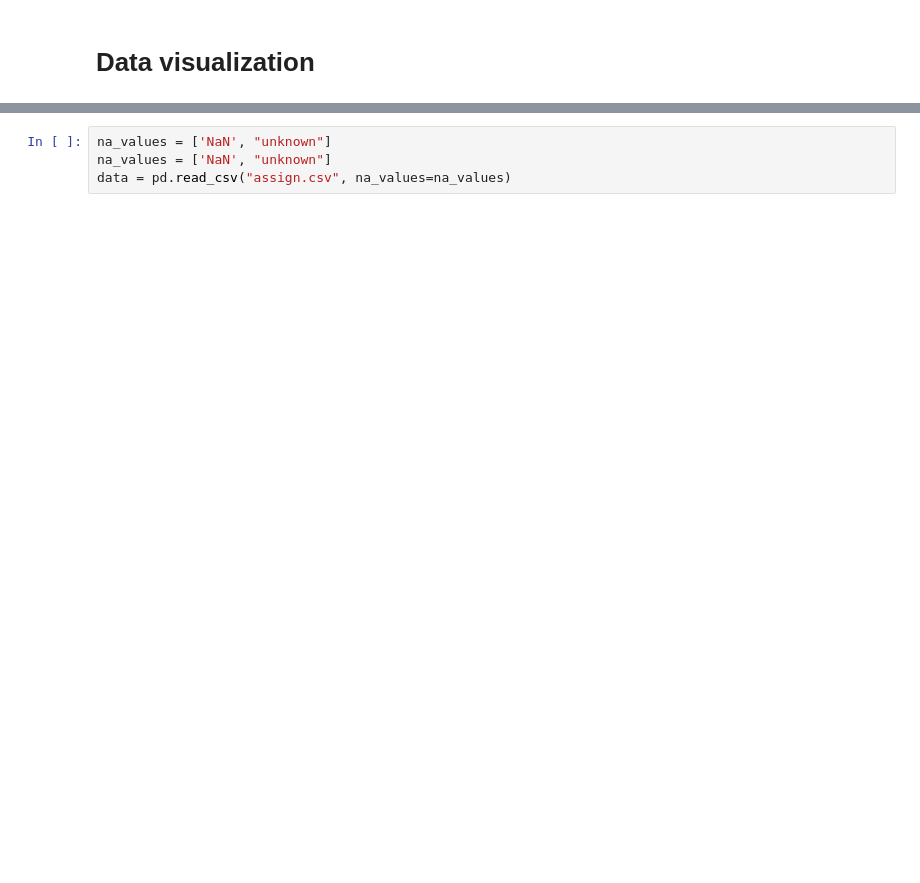
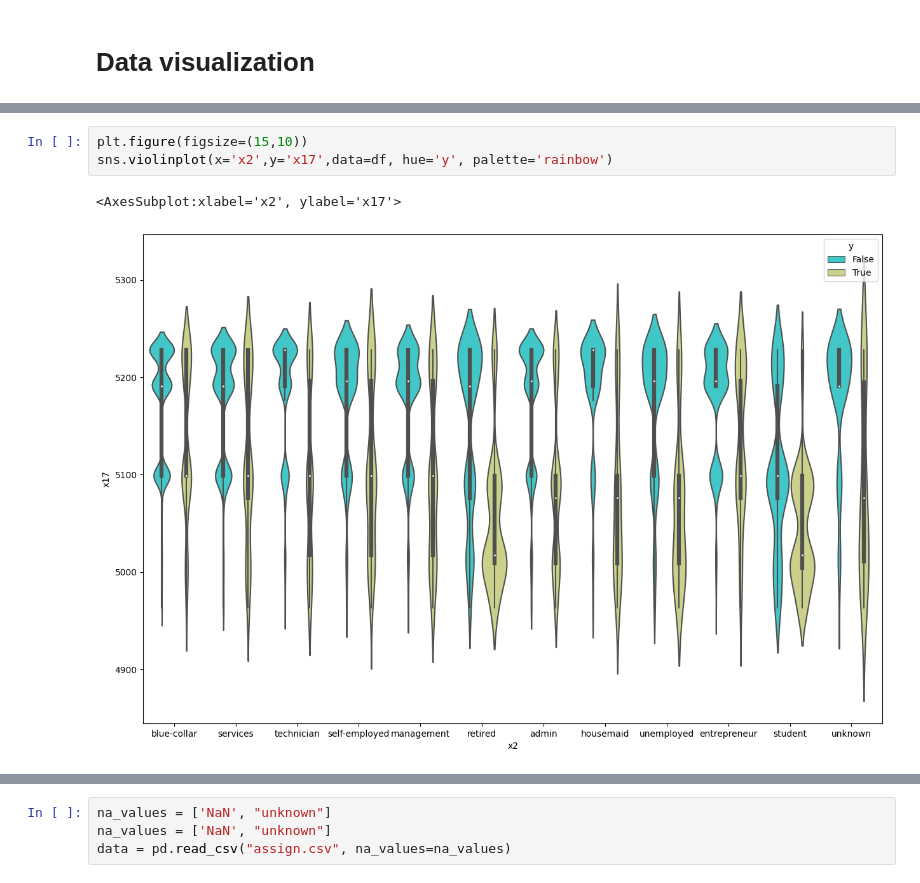
Before and after one commit to chan1992241/Machine_Learning_Practice, a Jupyter notebook: code.ipynb, the cells around one changed output, grey strips where cells are left out. Saved outputs shown, nothing was run; the diff lists cells and outputs as text; blank space fills up the shorter version.

```diff
--- a/code.ipynb
+++ b/code.ipynb
@@ -40,0 +106,6 @@ Process null value
+# %%
+plt.figure(figsize=(15,10))
+sns.violinplot(x='x2',y='x17',data=df, hue='y', palette='rainbow')
+# %% [output]
+<AxesSubplot:xlabel='x2', ylabel='x17'>
+[figure, added]
```
Also changed, not shown: parts of 92 cells of this notebook.
